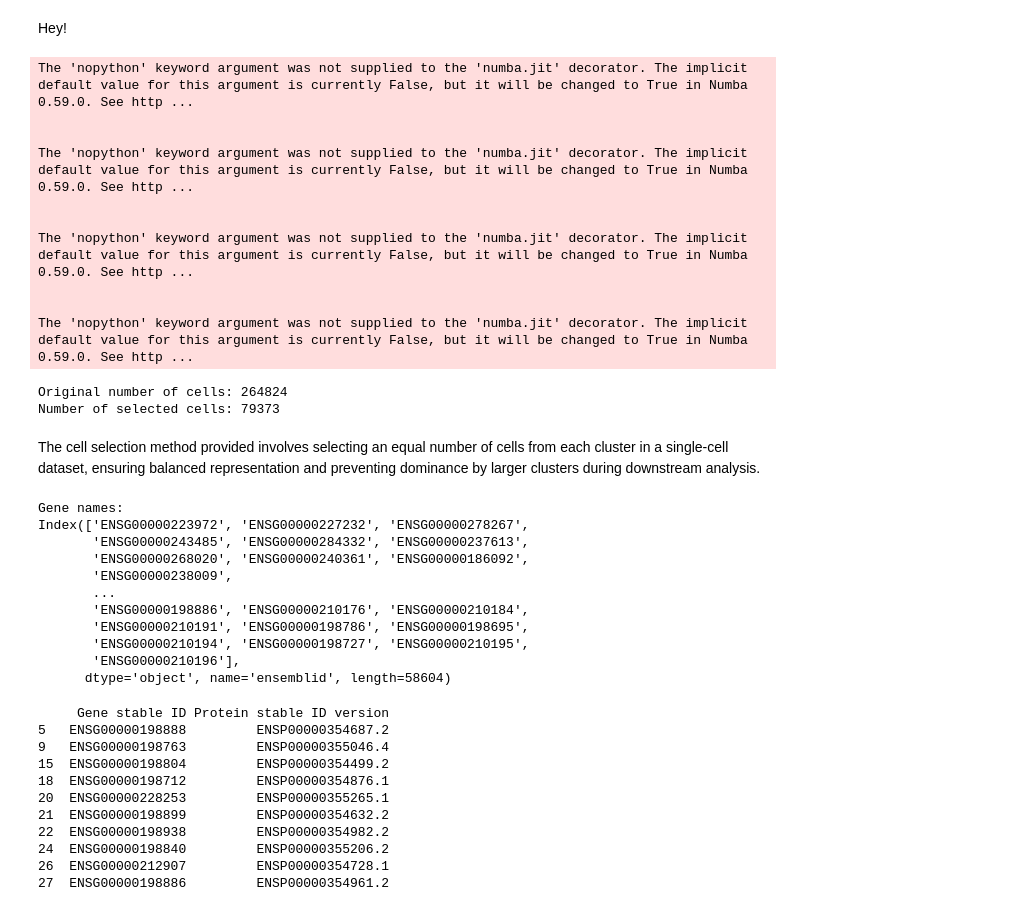
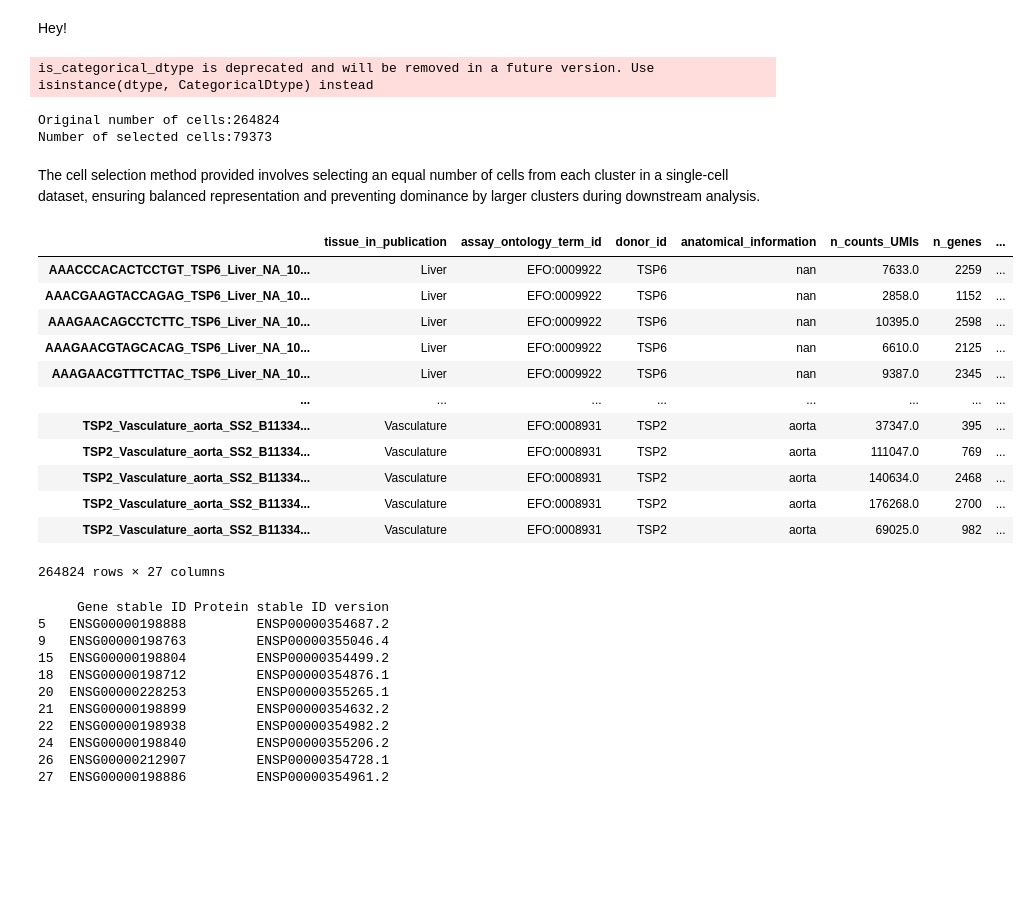
Before and after one commit to Nikhilesh-Vasanthakumar/Immune-Complexity-and-Regenerative-Dynamics-in-Pleurodeles-waltl, a Jupyter notebook: Samap_test_script.ipynb, the cells around one changed output. Saved outputs shown, nothing was run; the diff lists cells and outputs as text; code cells hidden in the pictures; blank space fills up the shorter version.

```diff
--- a/Samap_test_script.ipynb
+++ b/Samap_test_script.ipynb
@@ -16,18 +16,7 @@ matplotlib.rcParams.update({'font.size': 12})
 %config InlineBackend.figure_format = 'retina'
 
 os.chdir('/lunarc/nobackup/projects/regen_immuno/tools/samap/transcriptomes/')
-hs_adata=anndata.read_h5ad('/home/nikvaku/snic2022-6-312/LabMemberScratchDir/Nikhilesh/Raw_data/Anno/local.h5ad')
+hs_adata=anndata.read_h5ad('/lunarc/nobackup/projects/regen_immuno/LabMemberScratchDir/Nikhilesh/Raw_data/Anno/local.h5ad')
-# %% [output]
-The 'nopython' keyword argument was not supplied to the 'numba.jit' decorator. The implicit default value for this argument is currently False, but it will be changed to True in Numba 0.59.0. See http ...
-
-
-The 'nopython' keyword argument was not supplied to the 'numba.jit' decorator. The implicit default value for this argument is currently False, but it will be changed to True in Numba 0.59.0. See http ...
-
-
-The 'nopython' keyword argument was not supplied to the 'numba.jit' decorator. The implicit default value for this argument is currently False, but it will be changed to True in Numba 0.59.0. See http ...
-
-
-The 'nopython' keyword argument was not supplied to the 'numba.jit' decorator. The implicit default value for this argument is currently False, but it will be changed to True in Numba 0.59.0. See http ...
 # %%
 # Set a random seed for reproducibility
 np.random.seed(42)
@@ -52,31 +41,30 @@ for cluster in unique_clusters:
 hs_adata_selected = hs_adata[selected_indices].copy()
 
 # Print information about the selected cells
-print(f"Original number of cells:{}".format(hs_adata.n_obs))
-print(f"Number of selected cells:{}".format(hs_adata_selected.n_obs))
+print("Original number of cells:{}".format(hs_adata.n_obs))
+print("Number of selected cells:{}".format(hs_adata_selected.n_obs))
 # %% [output]
-Original number of cells: 264824
-Number of selected cells: 79373
+is_categorical_dtype is deprecated and will be removed in a future version. Use isinstance(dtype, CategoricalDtype) instead
+Original number of cells:264824
+Number of selected cells:79373
 # %% [markdown]
 The cell selection method provided involves selecting an equal number of cells from each cluster in a single-cell dataset, ensuring balanced representation and preventing dominance by larger clusters during downstream analysis.
-# %%
-hs_res = ('/home/nikvaku/snic2022-6-312/LabMemberScratchDir/Nikhilesh/Inter_data/Tabula_immune.h5ad')
-hs_adata_selected.write(hs_res)
-# Display variable (gene) names from the selected AnnData object
-print("Gene names:")
-print(hs_adata_selected.var_names)
-# %% [output]
-Gene names:
-Index(['ENSG00000223972', 'ENSG00000227232', 'ENSG00000278267',
-       'ENSG00000243485', 'ENSG00000284332', 'ENSG00000237613',
-       'ENSG00000268020', 'ENSG00000240361', 'ENSG00000186092',
-       'ENSG00000238009',
-       ...
-       'ENSG00000198886', 'ENSG00000210176', 'ENSG00000210184',
-       'ENSG00000210191', 'ENSG00000198786', 'ENSG00000198695',
-       'ENSG00000210194', 'ENSG00000198727', 'ENSG00000210195',
-       'ENSG00000210196'],
-      dtype='object', name='ensemblid', length=58604)
+# %%
+hs_adata.obs
+# %% [output]
+|  | tissue_in_publication | assay_ontology_term_id | donor_id | anatomical_information | n_counts_UMIs | n_genes | ... |
+| AAACCCACACTCCTGT_TSP6_Liver_NA_10... | Liver | EFO:0009922 | TSP6 | nan | 7633.0 | 2259 | ... |
+| AAACGAAGTACCAGAG_TSP6_Liver_NA_10... | Liver | EFO:0009922 | TSP6 | nan | 2858.0 | 1152 | ... |
+| AAAGAACAGCCTCTTC_TSP6_Liver_NA_10... | Liver | EFO:0009922 | TSP6 | nan | 10395.0 | 2598 | ... |
+| AAAGAACGTAGCACAG_TSP6_Liver_NA_10... | Liver | EFO:0009922 | TSP6 | nan | 6610.0 | 2125 | ... |
+| AAAGAACGTTTCTTAC_TSP6_Liver_NA_10... | Liver | EFO:0009922 | TSP6 | nan | 9387.0 | 2345 | ... |
+| ... | ... | ... | ... | ... | ... | ... | ... |
+| TSP2_Vasculature_aorta_SS2_B11334... | Vasculature | EFO:0008931 | TSP2 | aorta | 37347.0 | 395 | ... |
+| TSP2_Vasculature_aorta_SS2_B11334... | Vasculature | EFO:0008931 | TSP2 | aorta | 111047.0 | 769 | ... |
+| TSP2_Vasculature_aorta_SS2_B11334... | Vasculature | EFO:0008931 | TSP2 | aorta | 140634.0 | 2468 | ... |
+| TSP2_Vasculature_aorta_SS2_B11334... | Vasculature | EFO:0008931 | TSP2 | aorta | 176268.0 | 2700 | ... |
+| TSP2_Vasculature_aorta_SS2_B11334... | Vasculature | EFO:0008931 | TSP2 | aorta | 69025.0 | 982 | ... |
+264824 rows × 27 columns
 # %%
 import pandas as pd
 
```
Also changed, not shown: parts of 25 cells of this notebook, 1 other file.
